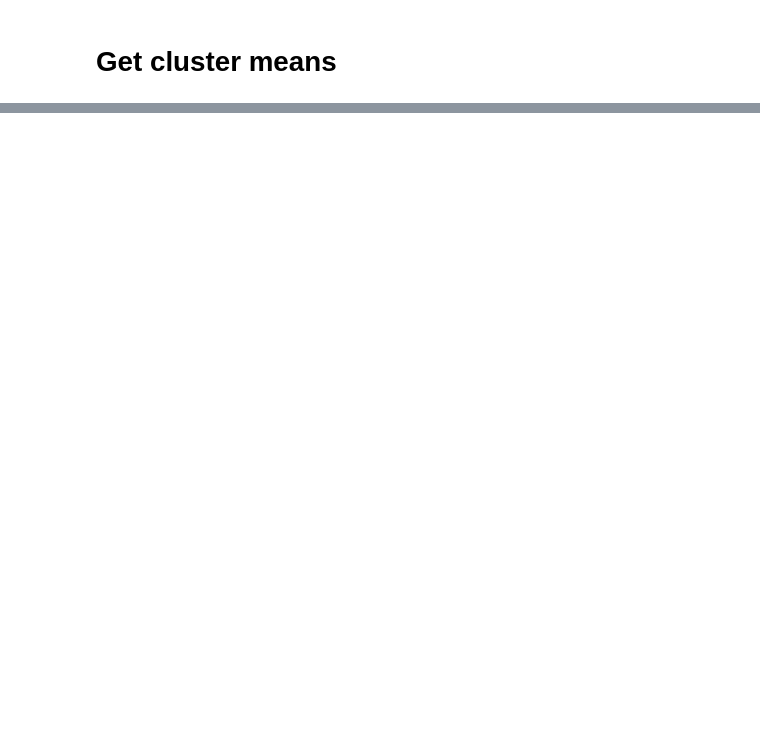
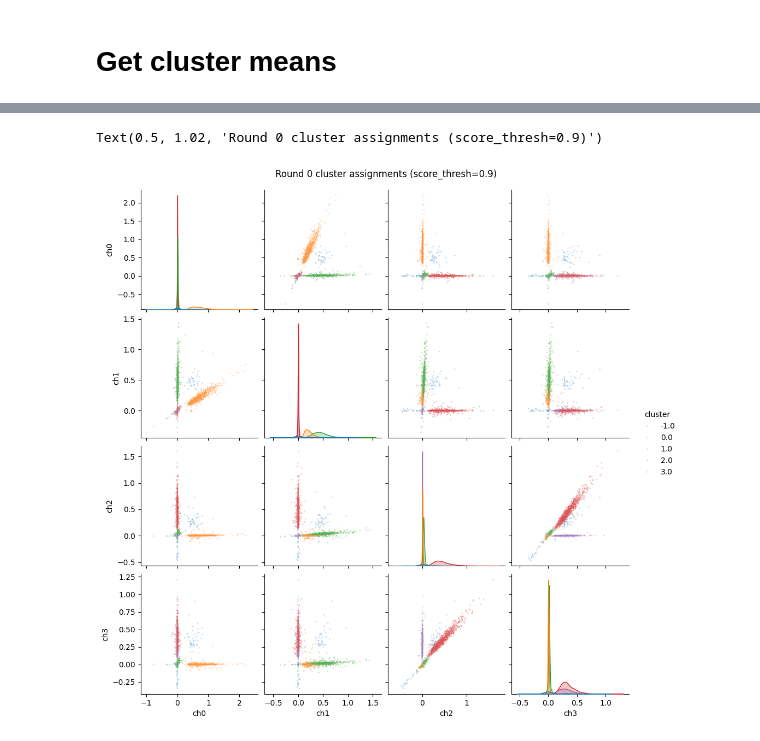
Before and after one commit to znamlab/iss-preprocess, a Jupyter notebook: notebooks/select_bleedtrough_parameters.ipynb, the cells around one changed output, grey strips where cells are left out. Drawn from its saved outputs; the diff is of its cells as text; code cells hidden in the pictures; blank space fills up the shorter version.

```diff
--- a/notebooks/select_bleedtrough_parameters.ipynb
+++ b/notebooks/select_bleedtrough_parameters.ipynb
@@ -545,0 +634,21 @@ for channel in range(4):
+# %%
+import pandas as pd
+import seaborn as sns
+
+iround = 0 # change to a different round if you want to see the other scatter plots as well
+
+spot_traces = np.stack(all_spots["trace"], axis=2)
+round_data = spot_traces[iround, :, :].T
+round_inds = cluster_inds[iround]
+
+df = pd.DataFrame(round_data, columns=[f"ch{i}" for i in range(round_data.shape[1])])
+df["cluster"] = [f"{x:.1f}" for x in round_inds.astype(float)]
+
+hue_order = ["-1.0", "0.0", "1.0", "2.0", "3.0"]
+
+g = sns.pairplot(df, hue="cluster", hue_order=hue_order,
+                 plot_kws={"alpha": 0.3, "s": 3})
+g.figure.suptitle(f"Round {iround} cluster assignments (score_thresh=0.9)", y=1.02)
+# %% [output]
+Text(0.5, 1.02, 'Round 0 cluster assignments (score_thresh=0.9)')
+[figure, added]
```
Also changed, not shown: parts of 25 cells of this notebook.
